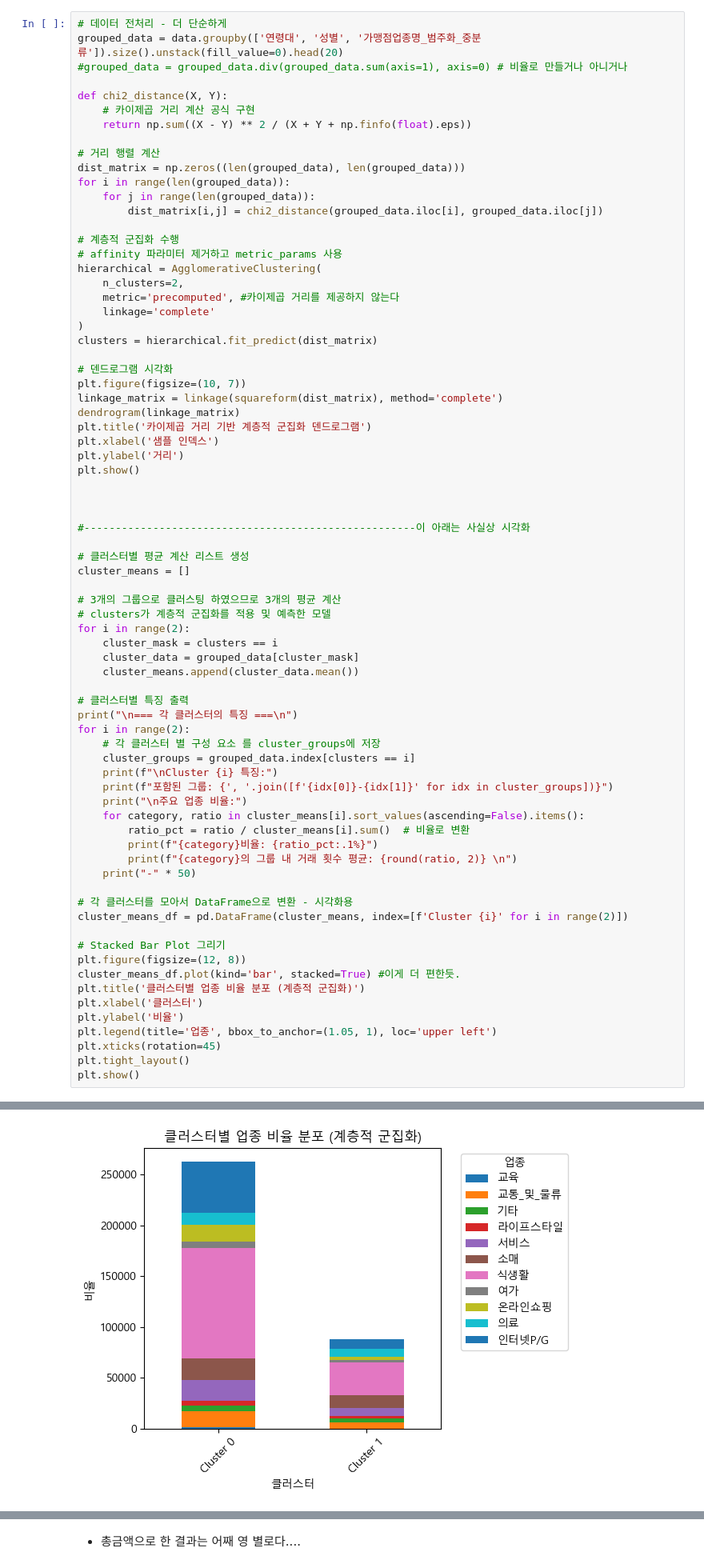
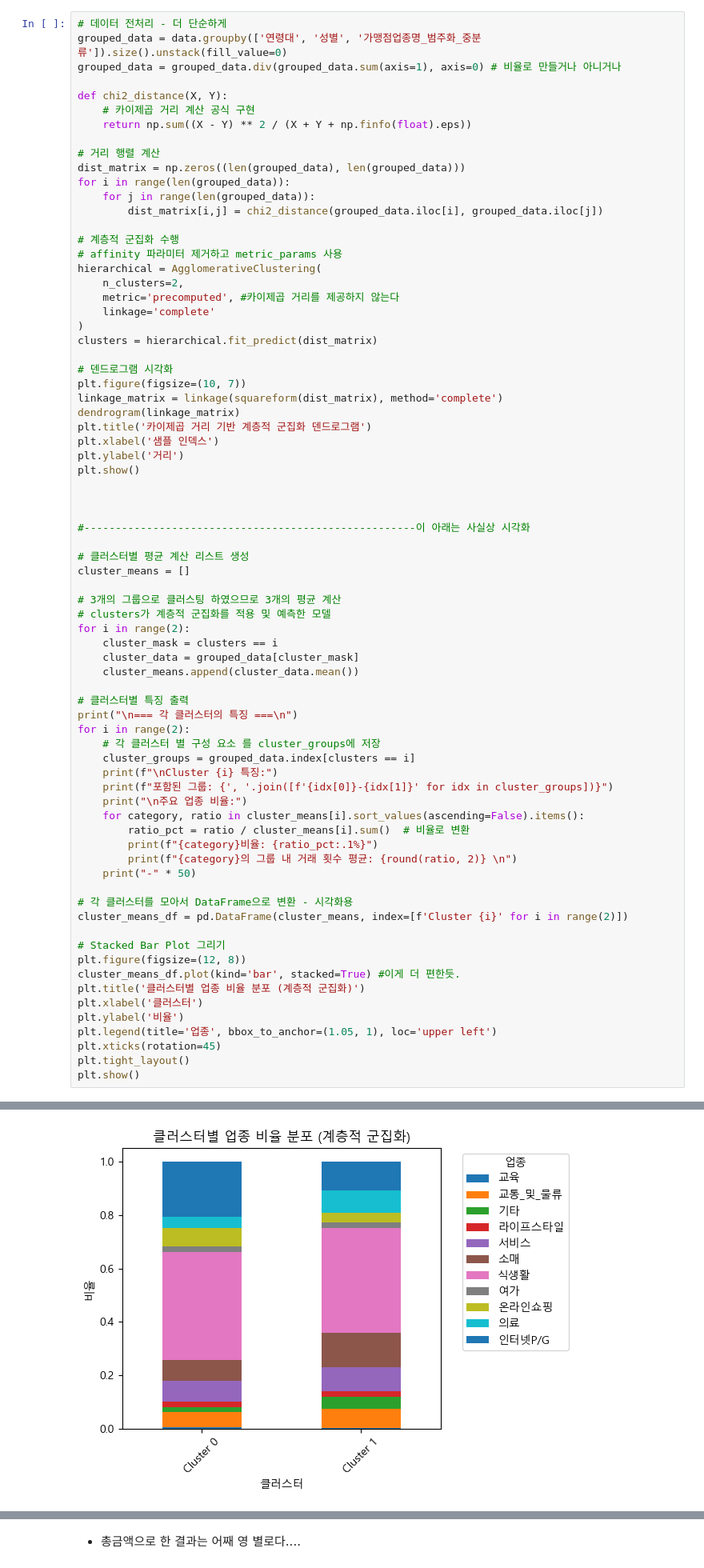
Before and after one commit to shs1018/iM_DiGital_Banker_academy, a Jupyter notebook: projects/iMBank_pj1/data_EDA.ipynb, the cells around one changed output, grey strips where cells are left out. Shown at 80% size. Saved outputs shown, nothing was run; the diff lists cells and outputs as text.

```diff
--- a/projects/iMBank_pj1/data_EDA.ipynb
+++ b/projects/iMBank_pj1/data_EDA.ipynb
@@ -564,7 +695,7 @@ from scipy.spatial.distance import pdist, squareform
 # %%
 # 데이터 전처리 - 더 단순하게
-grouped_data = data.groupby(['연령대', '성별', '가맹점업종명_범주화_중분류']).size().unstack(fill_value=0).head(20)
-#grouped_data = grouped_data.div(grouped_data.sum(axis=1), axis=0) # 비율로 만들거나 아니거나
+grouped_data = data.groupby(['연령대', '성별', '가맹점업종명_범주화_중분류']).size().unstack(fill_value=0)
+grouped_data = grouped_data.div(grouped_data.sum(axis=1), axis=0) # 비율로 만들거나 아니거나
 
 def chi2_distance(X, Y):
     # 카이제곱 거리 계산 공식 구현
@@ -655,7 +786,7 @@ Cluster 0 특징:
 
 --------------------------------------------------
 <Figure size 1200x800 with 0 Axes>
-[figure, old version]
+[figure, new version]
 # %% [markdown]
 ### GMM
 # %%
```
Also changed, not shown: parts of 55 cells of this notebook, 4 other files.
